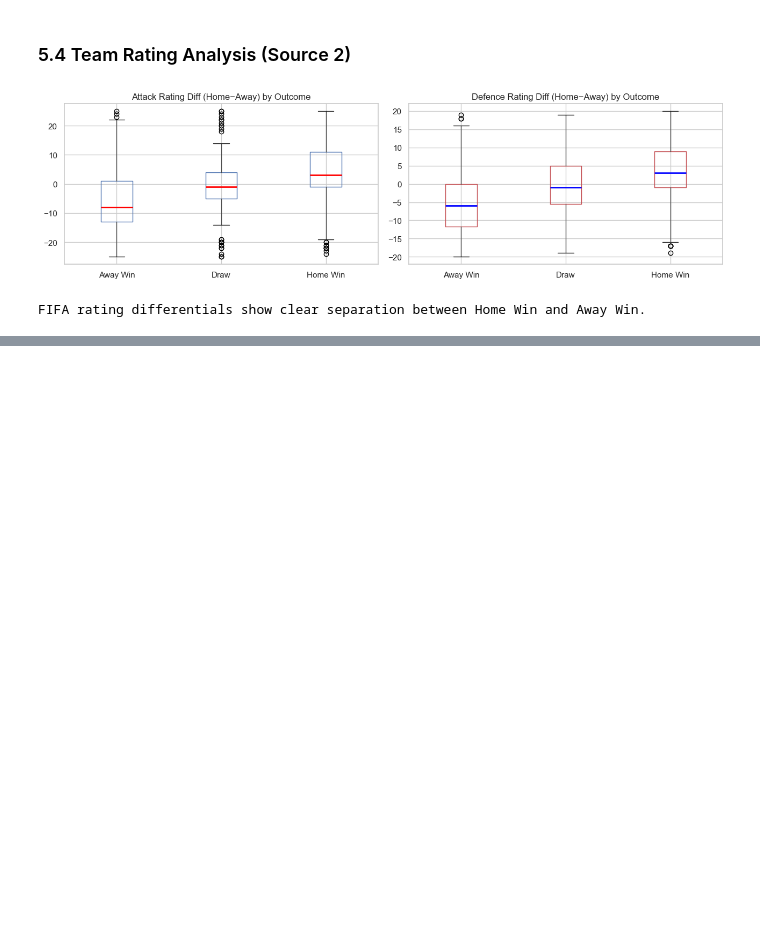
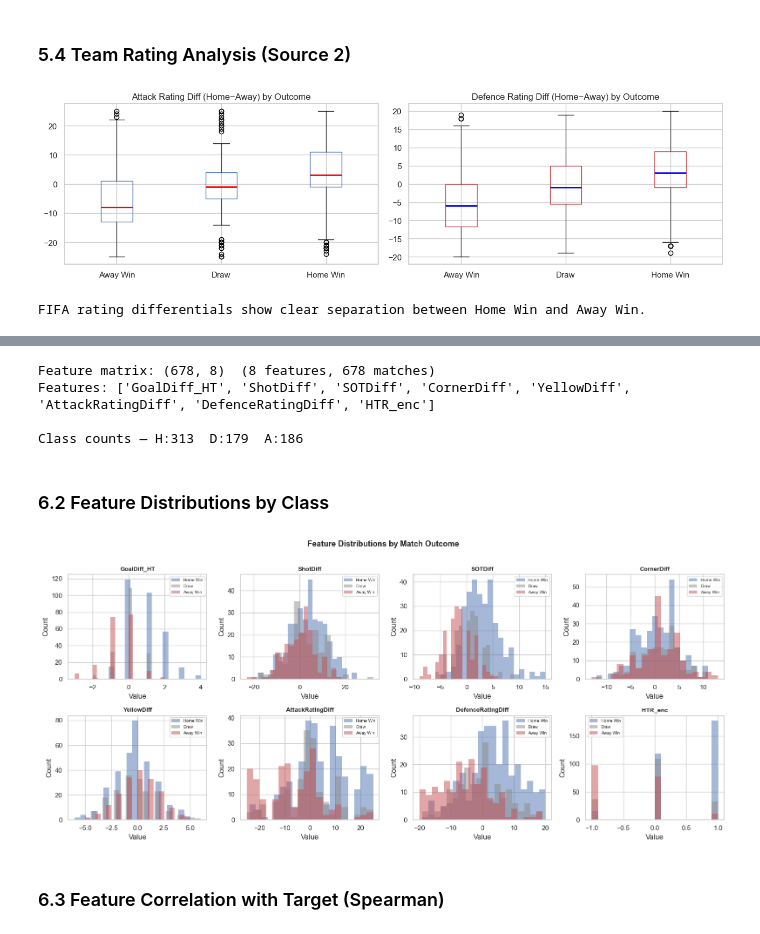
Before and after one commit to Mitko-10/DataScience-final-, a Jupyter notebook: laliga-match-prediction.ipynb, the cells around one changed output, grey strips where cells are left out. Saved outputs shown, nothing was run; the diff lists cells and outputs as text; code cells hidden in the pictures; blank space fills up the shorter version.

```diff
--- a/laliga-match-prediction.ipynb
+++ b/laliga-match-prediction.ipynb
@@ -585,0 +606,75 @@ FIFA rating differentials show clear separation between Home Win and Away Win.
+# %%
+df_feat = df.copy()
+
+# In-match difference features
+df_feat['GoalDiff_HT']       = df_feat['HTHG'] - df_feat['HTAG']
+df_feat['ShotDiff']          = df_feat['HS']   - df_feat['AS']
+df_feat['SOTDiff']           = df_feat['HST']  - df_feat['AST']
+df_feat['CornerDiff']        = df_feat['HC']   - df_feat['AC']
+df_feat['YellowDiff']        = df_feat['HY']   - df_feat['AY']
+
+# Team quality features from Source 2
+df_feat['AttackRatingDiff']  = df_feat['home_attack']  - df_feat['away_attack']
+df_feat['DefenceRatingDiff'] = df_feat['home_defence'] - df_feat['away_defence']
+
+# Encode half-time result
+htr_map = {'H': 1, 'D': 0, 'A': -1}
+if 'HTR' in df_feat.columns:
+    df_feat['HTR_enc'] = df_feat['HTR'].map(htr_map)
+
+# Encode target
+target_map = {'H': 0, 'D': 1, 'A': 2}
+df_feat['Result'] = df_feat['FTR'].map(target_map)
+
+# Final feature list
+FEATURES = ['GoalDiff_HT','ShotDiff','SOTDiff','CornerDiff',
+            'YellowDiff','AttackRatingDiff','DefenceRatingDiff']
+if 'HTR_enc' in df_feat.columns:
+    FEATURES.append('HTR_enc')
+
+df_feat.dropna(subset=FEATURES + ['Result'], inplace=True)
+
+X = df_feat[FEATURES].values
+y = df_feat['Result'].values
+
+print(f"Feature matrix: {X.shape}  ({len(FEATURES)} features, {len(df_feat)} matches)")
+print(f"Features: {FEATURES}")
+print(f"\nClass counts — H:{(y==0).sum()}  D:{(y==1).sum()}  A:{(y==2).sum()}")
+# %% [output]
+Feature matrix: (678, 8)  (8 features, 678 matches)
+Features: ['GoalDiff_HT', 'ShotDiff', 'SOTDiff', 'CornerDiff', 'YellowDiff', 'AttackRatingDiff', 'DefenceRatingDiff', 'HTR_enc']
+
+Class counts — H:313  D:179  A:186
+# %% [markdown]
+### 6.2 Feature Distributions by Class
+# %%
+n_feats = len(FEATURES)
+cols = 4
+rows = (n_feats + cols - 1) // cols
+
+fig, axes = plt.subplots(rows, cols, figsize=(16, rows * 3.5))
+axes = axes.flatten()
+
+label_names = {0:'Home Win', 1:'Draw', 2:'Away Win'}
+colors_cls  = {0:'#4C72B0', 1:'#8c8c8c', 2:'#C44E52'}
+
+for i, feat in enumerate(FEATURES):
+    for cls in [0, 1, 2]:
+        vals = df_feat.loc[df_feat['Result'] == cls, feat]
+        axes[i].hist(vals, bins=20, alpha=0.5,
+                     label=label_names[cls], color=colors_cls[cls], edgecolor='none')
+    axes[i].set_title(feat, fontweight='bold', fontsize=10)
+    axes[i].legend(fontsize=7)
+    axes[i].set_xlabel('Value')
+    axes[i].set_ylabel('Count')
+
+for j in range(n_feats, len(axes)):
+    axes[j].set_visible(False)
+
+plt.suptitle('Feature Distributions by Match Outcome', fontsize=13, fontweight='bold', y=1.01)
+plt.tight_layout()
+plt.show()
+# %% [output]
+[figure, added]
+# %% [markdown]
+### 6.3 Feature Correlation with Target (Spearman)
```
Also changed, not shown: parts of 2 cells of this notebook.
